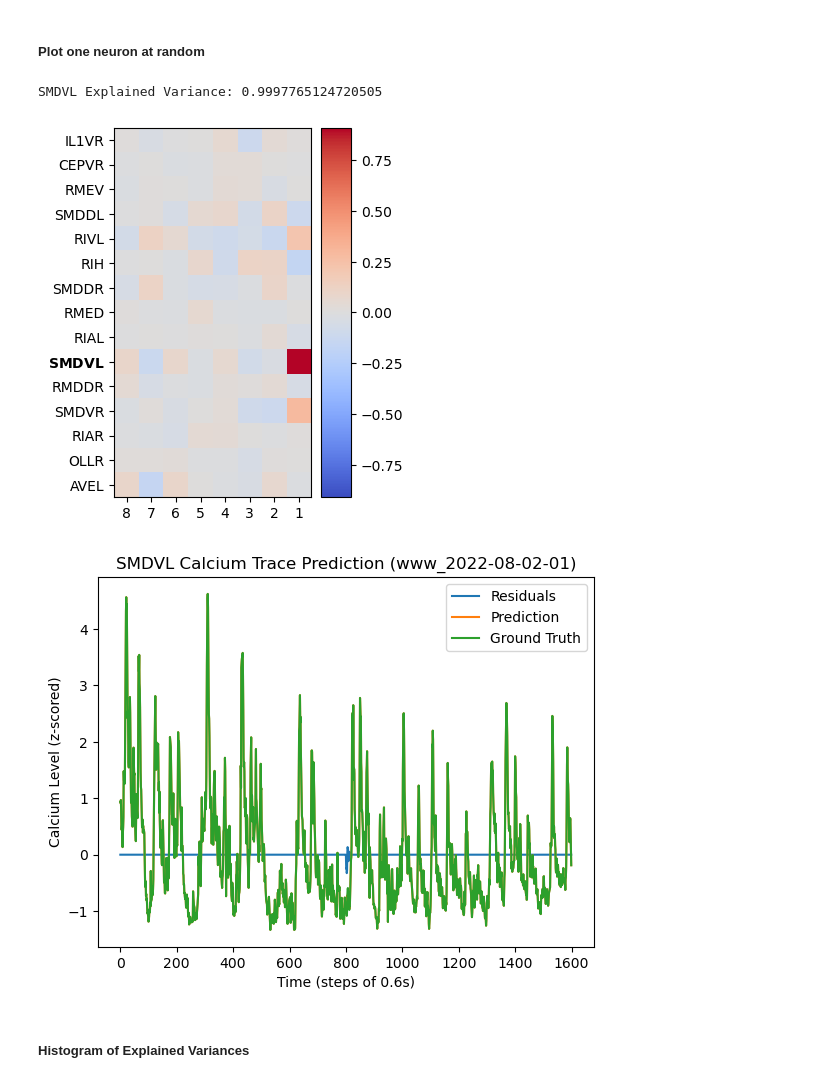
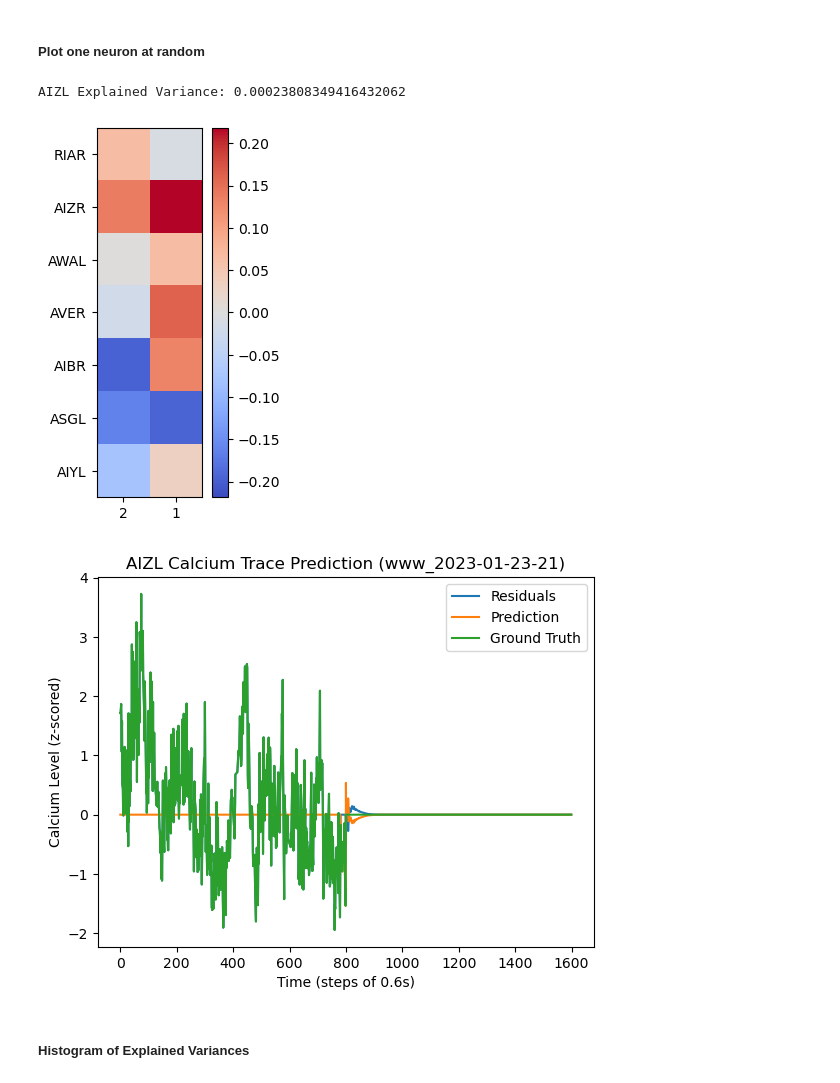
Before and after one commit to ironak/worms, a Jupyter notebook: model.ipynb, the cells around one changed output. Saved outputs shown, nothing was run; the diff lists cells and outputs as text; code cells hidden in the pictures.

```diff
--- a/model.ipynb
+++ b/model.ipynb
@@ -562,7 +564,7 @@ class Neuron:
         for w_rr in w_rr_search_space:
             for w_sr in w_sr_search_space:
                 self.fit(w_rr=w_rr, w_sr=w_sr, context=train_context, window_start=train_window_start, window_width=train_window_width, plot=False)
-                explained_variance = self.context.predict(self, start=test_window_start, duration=test_window_width, plot=False)
+                explained_variance, _ = self.context.predict(self, start=test_window_start, duration=test_window_width, plot=False)
                 if explained_variance > max_explained_variance:
                     max_explained_variance = explained_variance
                     opt_w_rr, opt_w_sr = w_rr, w_sr
@@ -761,21 +761,28 @@ CONTEXT_2.predict(TEST_NEURON)
 0.8997770219568312
 # %% [markdown]
 #### Automating w_rr and w_sr finding
+# %%
+with open('testtrace.pickle', 'rb') as infile:
+    uid = pickle.load(infile)
+    avg_timestep = pickle.load(infile)
+    traces = pickle.load(infile)
+    labels = pickle.load(infile)
+INDEP_TRACE_OBJ = TraceObject(uid, avg_timestep, traces, labels)
+INDEP_CONTEXT = Context(INDEP_TRACE_OBJ, CONNECTOME)
 # %%
-raw_neuron_labels = list(CONTEXT_1.trace_obj._label_to_index_map.keys()) # ['AVAR', 'AVAL', 'AVER', 'AVEL']
+raw_neuron_labels = list(INDEP_CONTEXT.trace_obj._label_to_index_map.keys()) # ['AVAR', 'AVAL', 'AVER', 'AVEL']
 neuron_labels = []
 for label in raw_neuron_labels:
-    if CONTEXT_1.connectome.has_node(label):
+    if INDEP_CONTEXT.connectome.has_node(label):
         neuron_labels.append(label)
     else:
-        print(f"Problematic neuron label found in dataset {CONTEXT_1.trace_obj.uid}: {label}.")
+        print(f"Problematic neuron label found in dataset {INDEP_CONTEXT.trace_obj.uid}: {label}.")
 print(len(neuron_labels), 'good neuron labels:', neuron_labels)
 
 neurons = [Neuron(label) for label in neuron_labels]
 for neuron in neurons:
     print(f'Optimizing {neuron.label}')
-    neuron.optimize(20, 3, train_context=CONTEXT_1, train_window_start=0, train_window_width=800, plot=False)
+    neuron.optimize(20, 3, train_context=INDEP_CONTEXT, train_window_start=0, train_window_width=700, plot=False)
     print(f"{neuron.label}: w_rr={neuron.w_rr}, w_sr={neuron.w_sr}")
     # neuron.visualize_c()
-CONTEXT_1.predict(neurons, start=1100, duration=500, plot=2)
 # %% [output]
@@ -864,3 +950,3 @@ Optimizing AVAR
 # %%
-overall_explained_variance, predictions = CONTEXT_1.predict(neurons, start=800, duration=14, plot=2)
+overall_explained_variance, predictions = INDEP_CONTEXT.predict(neurons, start=800, duration=800, plot=2)
 # %% [output]
@@ -871,27 +957,29 @@ overall_explained_variance, predictions = CONTEXT_1.predict(neurons, start=800,
 # %%
 neuron = neurons[np.random.randint(len(neurons))]
 i = neuron.index
 prediction = predictions[i,:]
-observation = CONTEXT_1.trace_obj.traces[i,:]
+observation = INDEP_CONTEXT.trace_obj.traces[i,:]
+if len(observation) != len(prediction):
+    observation = np.pad(observation, [(0,len(prediction)-len(observation))], mode='constant', constant_values=0)
 explained_variance = 1 - (mean_squared_error(observation, prediction))/np.var(observation)
 print(f"{neuron.label} Explained Variance: {explained_variance}")
 
 neuron.visualize_c()
 
 DataFrame({
     'Residuals': observation - prediction,
     'Prediction': prediction,
     'Ground Truth': observation,
 }).plot(
-    title=f"{neuron.label} Calcium Trace Prediction ({CONTEXT_1.trace_obj.uid})",
-    xlabel=f"Time (steps of {CONTEXT_1.trace_obj.avg_timestep}s)",
+    title=f"{neuron.label} Calcium Trace Prediction ({INDEP_CONTEXT.trace_obj.uid})",
+    xlabel=f"Time (steps of {INDEP_CONTEXT.trace_obj.avg_timestep}s)",
     ylabel="Calcium Level (z-scored)",
     legend=True)
 plt.show()
 # %% [output]
-SMDVL Explained Variance: 0.9997765124720505
+AIZL Explained Variance: 0.00023808349416432062
-[figure, old version]
+[figure, new version]
-[figure, old version]
+[figure, new version]
 # %% [markdown]
 ##### Histogram of Explained Variances
 # %%
```
Also changed, not shown: parts of 5 cells of this notebook.
